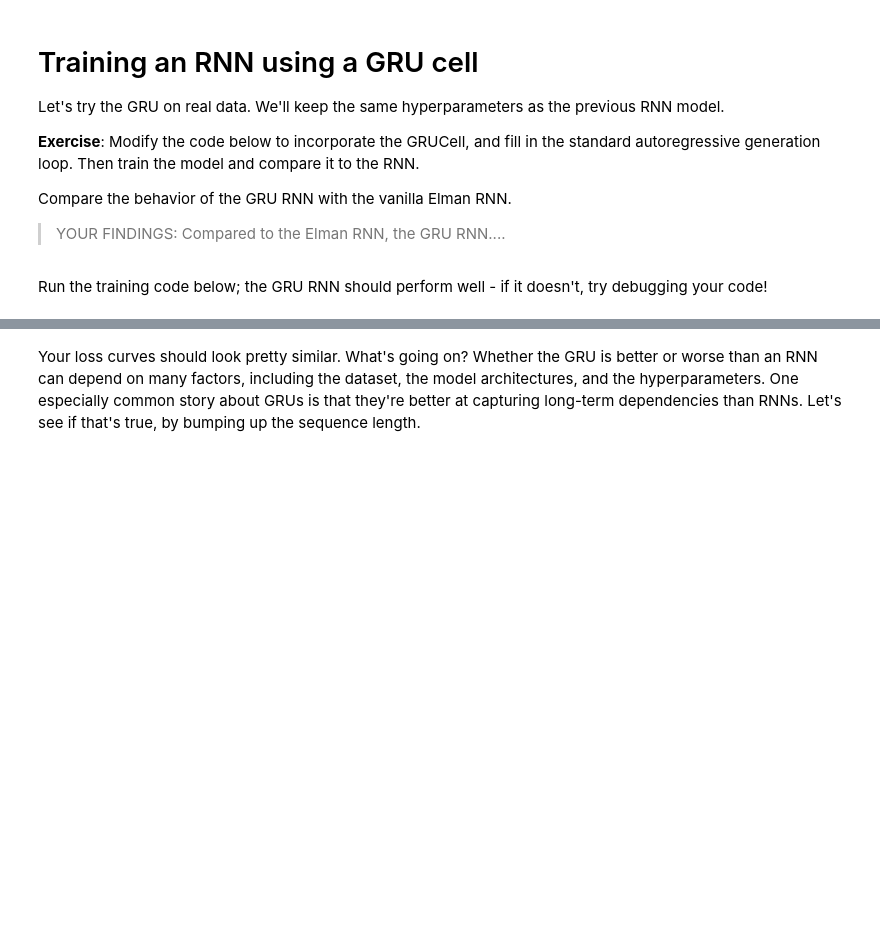
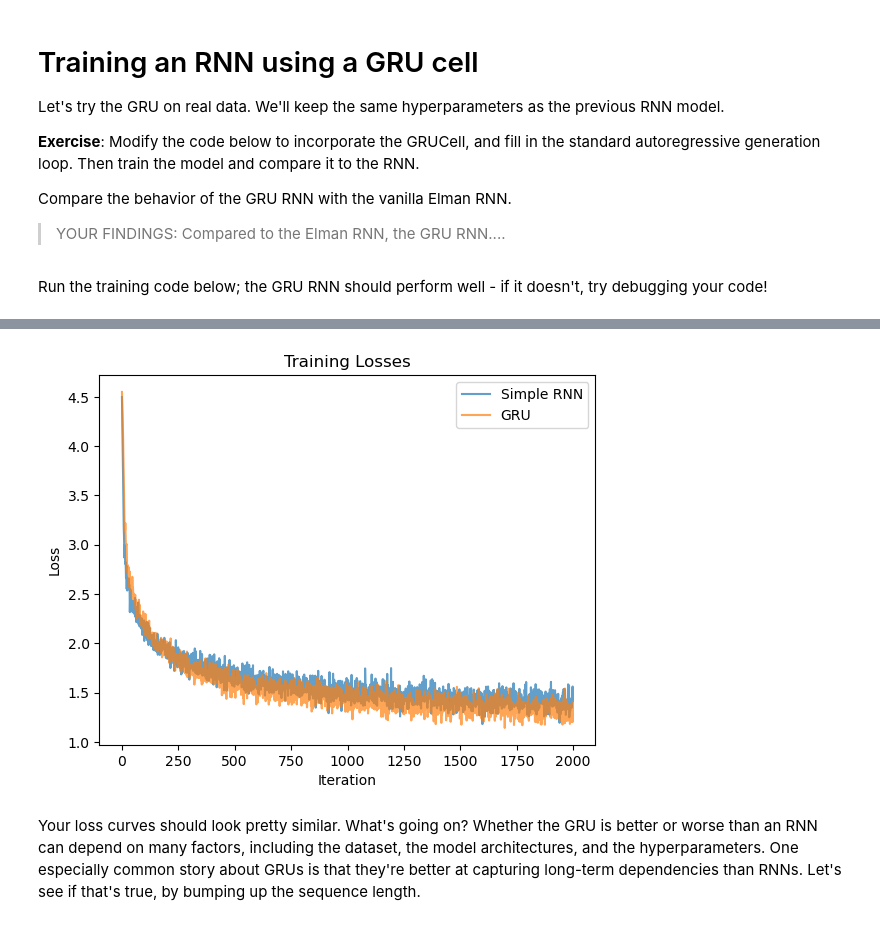
Before and after one commit to zzfz1/CS7150-Homework-3, a Jupyter notebook: HW3_1_LanguageModelArchitectures.ipynb, the cells around one changed output, grey strips where cells are left out. Saved outputs shown, nothing was run; the diff lists cells and outputs as text; code cells hidden in the pictures; blank space fills up the shorter version.

```diff
--- a/HW3_1_LanguageModelArchitectures.ipynb
+++ b/HW3_1_LanguageModelArchitectures.ipynb
@@ -884,30 +1118,28 @@ class GRULM(nn.Module):
         super().__init__()
         self.hidden_size = hidden_size
         self.embedding = nn.Embedding(vocab_size, embed_size)
-        self.gru_cell = None # TODO: construct a GRUCell with the right sizes.
+        self.gru_cell = GRUCell(
+            embed_size, hidden_size
+        )  # construct a GRUCell with the right sizes.
         self.fc = nn.Linear(hidden_size, vocab_size)
 
     def forward(self, x, hidden=None):
-        # x shape: (batch_size, seq_len)
+        # x shape: (batch_size)
         if hidden is None:
             hidden = self.init_hidden(x.size(0))
 
         # Embed tokens
-        x_emb = self.embedding(x)  # (batch_size, seq_len, embed_size)
+        x_emb = self.embedding(x)  # (batch_size, embed_size)
 
-        # Process sequence
-        outputs = []
+        # Process tokens
         h = hidden
 
-        for t in range(x.size(1)):
-            cur_token = x_emb[:, t, :]
-            h, _, _, _ = [None] * 4 # TODO: invoke gru_cell with the right inputs.
-            logits = self.fc(h)
-            outputs.append(logits)
+        h, _, _, _ = self.gru_cell(x_emb, h)  # invoke gru_cell with the right inputs.
+        logits = self.fc(h)
 
-        # Stack outputs along sequence dimension
-        outputs = torch.stack(outputs, dim=1)
-        return outputs, h
+        # # Stack outputs along sequence dimension
+        # outputs = torch.stack(outputs, dim=1)
+        return logits, h
 
     def init_hidden(self, batch_size):
         return torch.zeros(batch_size, self.hidden_size, device=DEVICE)
@@ -920,14 +1152,16 @@ class GRULM(nn.Module):
         hidden = self.init_hidden(1)
 
         # Generate one token at a time
-        for _ in range(length-1):
+        for _ in range(length - 1):
             # Get predictions
-            # TODO: compute the token by filling in the standard autoregressive
+            # compute the token by filling in the standard autoregressive
             # generation sampling loop here.
+            outputs, hidden = self.forward(token, hidden)
+            token = torch.argmax(outputs, dim=1)
             generated_tokens.append(token.item())
 
         # Convert tokens back to text using the dataset's vocabulary
-        generated_text = ''.join([dataset.itos[i] for i in generated_tokens])
+        generated_text = "".join([dataset.itos[i] for i in generated_tokens])
         return generated_text
 # %% [markdown]
 Run the training code below; the GRU RNN should perform well - if it doesn't, try debugging your code!
@@ -947,7 +1181,10 @@ print(sample_text)
 print("-" * 80)
 
 # Plot losses to compare models
-plot_losses({
-    "Simple RNN": simple_rnn_losses,
-    "GRU": gru_losses,
-})
+plot_losses(
+    {
+        "Simple RNN": simple_rnn_losses,
+        "GRU": gru_losses,
+    }
+)
+# %% [output]
@@ -954,3 +1208,4 @@ plot_losses({
+[figure, added]
 # %% [markdown]
 Your loss curves should look pretty similar. What's going on? Whether the GRU is better or worse than an RNN can
 depend on many factors, including the dataset, the model architectures, and the hyperparameters. One especially common
```
Also changed, not shown: parts of 18 cells of this notebook.
